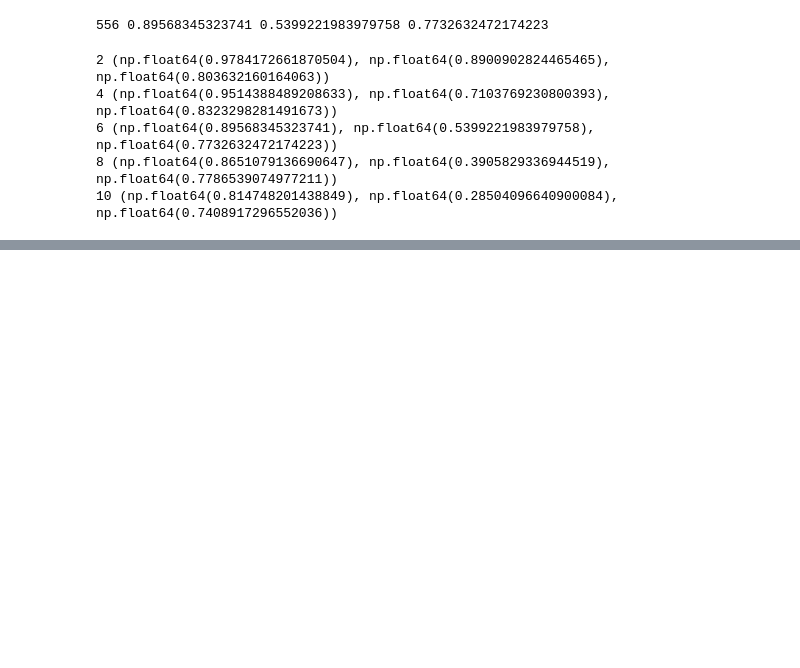
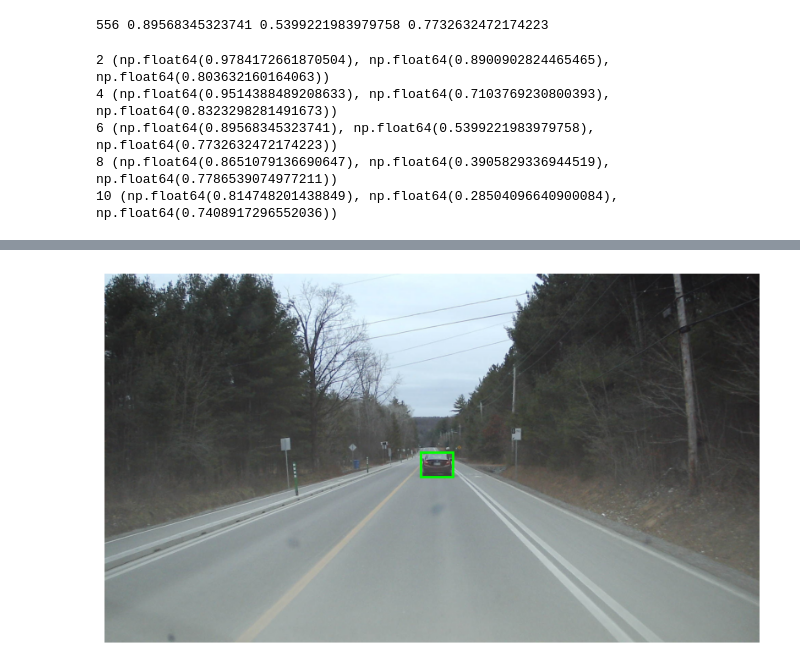
Before and after one commit to PLANETORIAN/Sparse-FFT-Radar, a Jupyter notebook: notebooks/01_loader.ipynb, the cells around one changed output, grey strips where cells are left out. Cells and saved outputs as stored; diff of their text form; code cells hidden in the pictures; blank space fills up the shorter version.

```diff
--- a/notebooks/01_loader.ipynb
+++ b/notebooks/01_loader.ipynb
@@ -247,7 +247,7 @@ plt.show()
 # %% [output]
 [figure]
 # %%
-def frame_to_pred(n):
+def frame_to_pred(n, mti=False):
     keys = [("radar_ch3", n), ("radar_ch0", n+1), ("radar_ch1", n+3), ("radar_ch2", n+2)]
 
     cubes = []
@@ -256,13 +256,16 @@ def frame_to_pred(n):
         cubes.append(chip_cube(read_block(chip, off, size)))   # each is (512, 256, 4)
 
     cube = np.concatenate(cubes, axis=2)                     # -> (512, 256, 16)
-    cube = cube - cube.mean(axis=(0, 1), keepdims=True)
+    if mti:
+        cube = cube - cube.mean(axis=1, keepdims=True)       # plan step 3: mean over the 256 chirps, per range bin and channel
+    else:
+        cube = cube - cube.mean(axis=(0, 1), keepdims=True)  # what you had before
 
     rng = np.fft.fft(cube * w_range[:, None, None],   axis=0)
     rd  = np.fft.fft(rng  * w_doppler[None, :, None], axis=1)
 
     Pm = np.sum(np.abs(rd), axis=2)                          # sum over the 16 channels
-    return Pm.reshape(512, 16, 16).sum(axis=1)               # the fold
+    return Pm.reshape(512, 16, 16).sum(axis=1)            # the fold
 # %%
 P0 = frame_to_pred(frames[0])
 print(np.allclose(P0, P_red))        # must print True
@@ -431,0 +486,10 @@ plt.imshow(img[:, :, ::-1]); plt.axis("off"); plt.show()    # OpenCV is BGR, mat
+# %%
+k = ks[200]                                    # any labelled frame number except 22
+fk = lab[lab["index"] == k]
+img = read_image(camera_for(frames[k]))
+plt.figure(figsize=(10, 6)); plt.imshow(img[:, :, ::-1]); plt.axis("off")
+for _, r in fk.iterrows():
+    plt.gca().add_patch(plt.Rectangle((r["x1_pix"], r["y1_pix"]), r["x2_pix"] - r["x1_pix"], r["y2_pix"] - r["y1_pix"], fill=False, ec="lime", lw=2))
+plt.show()
+# %% [output]
+[figure, added]
```
Also changed, not shown: parts of 4 cells of this notebook, 1 other file.
